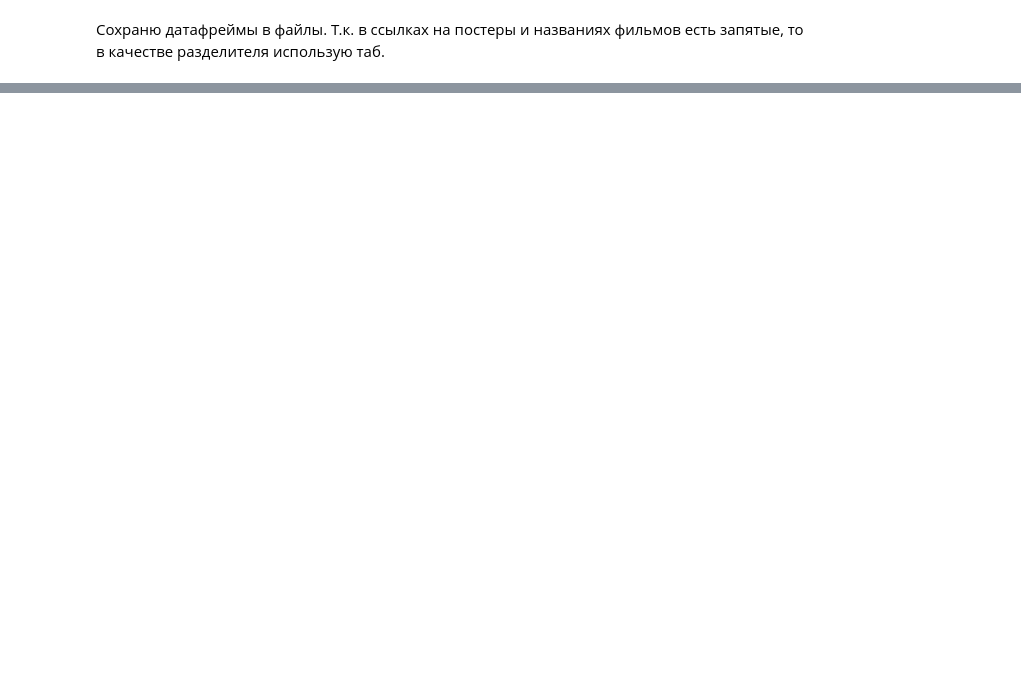
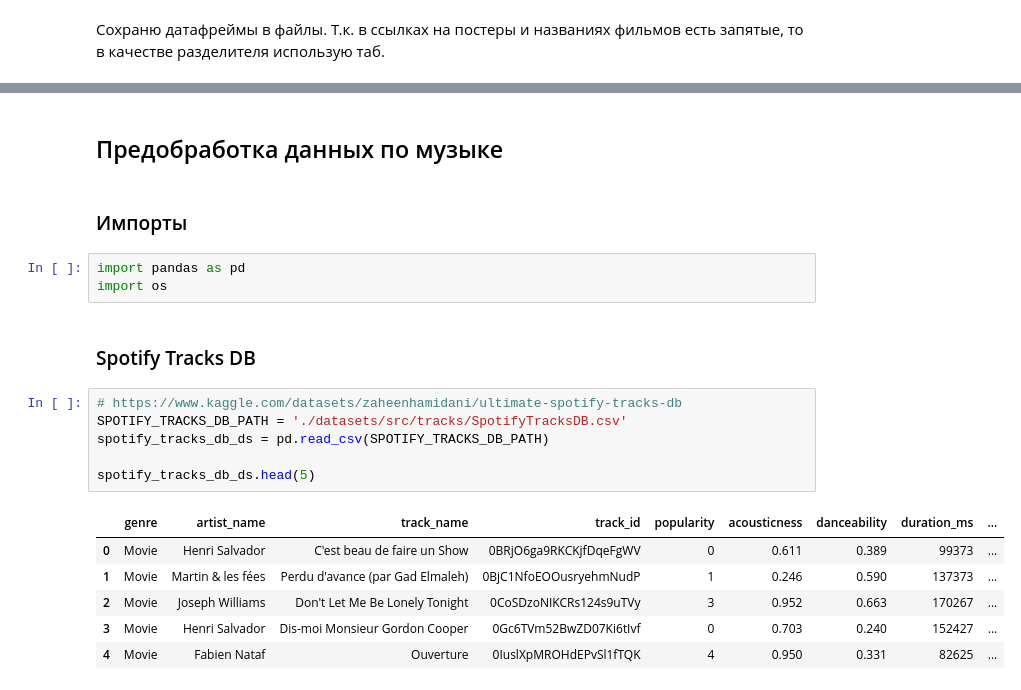
Before and after one commit to inozemtseviv/moodstream-ml, a Jupyter notebook: MoodStream_PREP.ipynb, the cells around one changed output, grey strips where cells are left out. Drawn from its saved outputs; the diff is of its cells as text; blank space fills up the shorter version.

Commit message:
All datasets and using ClearML

```diff
--- a/MoodStream_PREP.ipynb
+++ b/MoodStream_PREP.ipynb
@@ -278,0 +831,22 @@ rating_df.to_csv('./datasets/movies/ratings.zip',
+# %% [markdown]
+## Предобработка данных по музыке
+# %% [markdown]
+### Импорты
+# %%
+import pandas as pd
+import os
+# %% [markdown]
+### Spotify Tracks DB
+# %%
+# https://www.kaggle.com/datasets/zaheenhamidani/ultimate-spotify-tracks-db
+SPOTIFY_TRACKS_DB_PATH = './datasets/src/tracks/SpotifyTracksDB.csv'
+spotify_tracks_db_ds = pd.read_csv(SPOTIFY_TRACKS_DB_PATH)
+
+spotify_tracks_db_ds.head(5)
+# %% [output]
+|  | genre | artist_name | track_name | track_id | popularity | acousticness | danceability | duration_ms | ... |
+| 0 | Movie | Henri Salvador | C'est beau de faire un Show | 0BRjO6ga9RKCKjfDqeFgWV | 0 | 0.611 | 0.389 | 99373 | ... |
+| 1 | Movie | Martin & les fées | Perdu d'avance (par Gad Elmaleh) | 0BjC1NfoEOOusryehmNudP | 1 | 0.246 | 0.590 | 137373 | ... |
+| 2 | Movie | Joseph Williams | Don't Let Me Be Lonely Tonight | 0CoSDzoNIKCRs124s9uTVy | 3 | 0.952 | 0.663 | 170267 | ... |
+| 3 | Movie | Henri Salvador | Dis-moi Monsieur Gordon Cooper | 0Gc6TVm52BwZD07Ki6tIvf | 0 | 0.703 | 0.240 | 152427 | ... |
+| 4 | Movie | Fabien Nataf | Ouverture | 0IuslXpMROHdEPvSl1fTQK | 4 | 0.950 | 0.331 | 82625 | ... |
```
Also changed, not shown: parts of 64 cells of this notebook, 4 other files.
